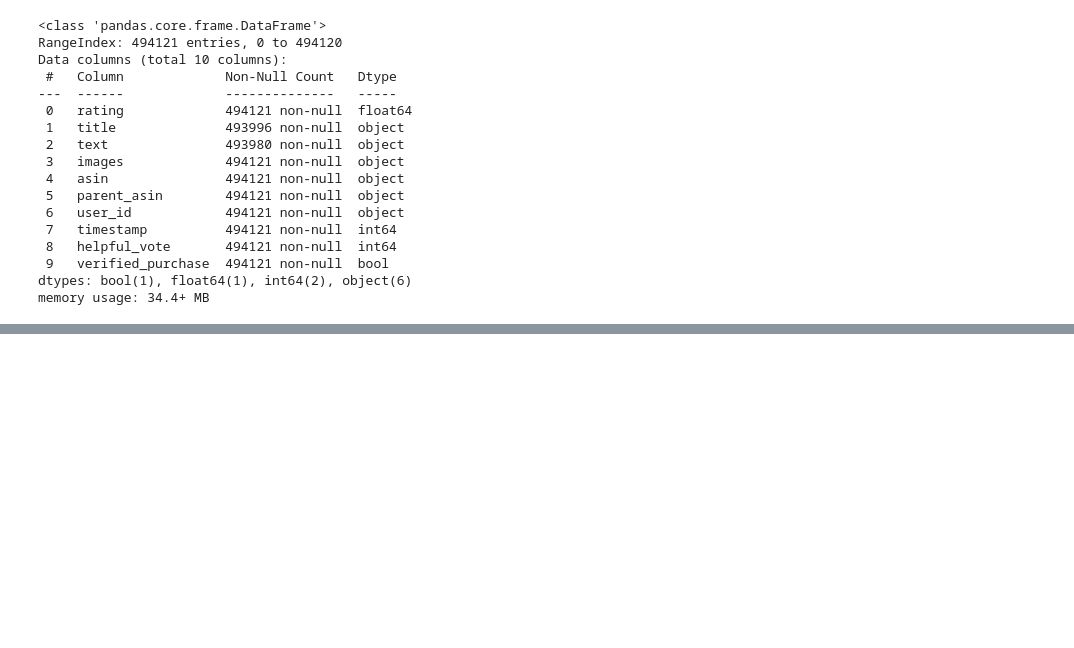
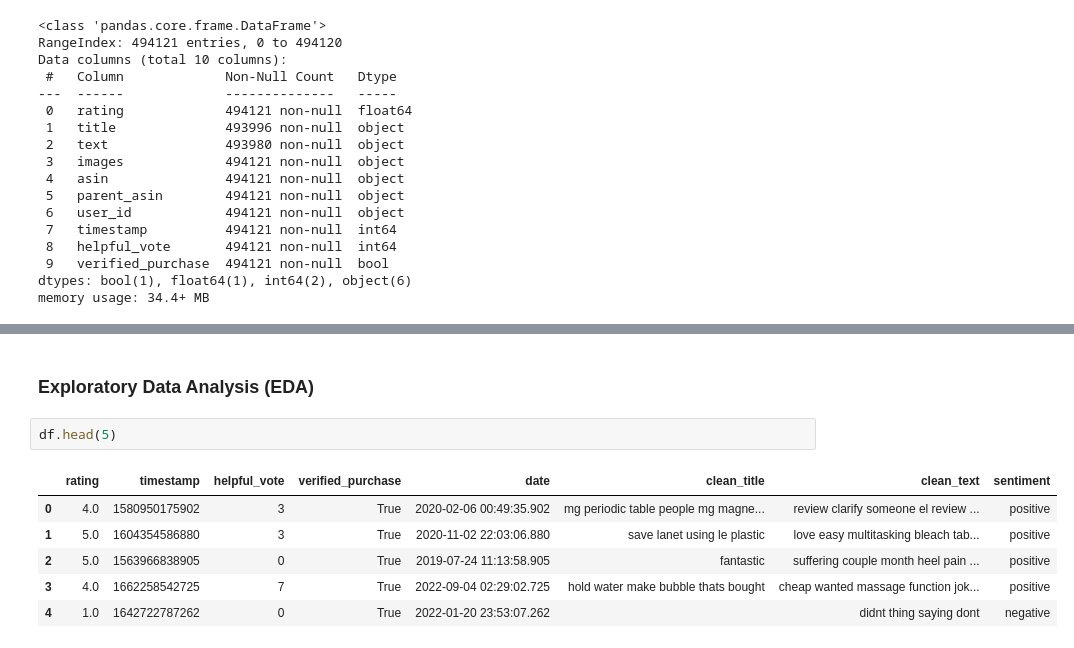
Before and after one commit to afscomercial/nlp, a Jupyter notebook: assigment1.ipynb, the cells around one changed output, grey strips where cells are left out. Cells and saved outputs as stored; diff of their text form; blank space fills up the shorter version.

```diff
--- a/assigment1.ipynb
+++ b/assigment1.ipynb
@@ -66,0 +199,11 @@ memory usage: 34.4+ MB
+# %% [markdown]
+### Exploratory Data Analysis (EDA)
+# %%
+df.head(5)
+# %% [output]
+|  | rating | timestamp | helpful_vote | verified_purchase | date | clean_title | clean_text | sentiment |
+| 0 | 4.0 | 1580950175902 | 3 | True | 2020-02-06 00:49:35.902 | mg periodic table people mg magne... | review clarify someone el review ... | positive |
+| 1 | 5.0 | 1604354586880 | 3 | True | 2020-11-02 22:03:06.880 | save lanet using le plastic | love easy multitasking bleach tab... | positive |
+| 2 | 5.0 | 1563966838905 | 0 | True | 2019-07-24 11:13:58.905 | fantastic | suffering couple month heel pain ... | positive |
+| 3 | 4.0 | 1662258542725 | 7 | True | 2022-09-04 02:29:02.725 | hold water make bubble thats bought | cheap wanted massage function jok... | positive |
+| 4 | 1.0 | 1642722787262 | 0 | True | 2022-01-20 23:53:07.262 |  | didnt thing saying dont | negative |
```
Also changed, not shown: parts of 22 cells of this notebook.
